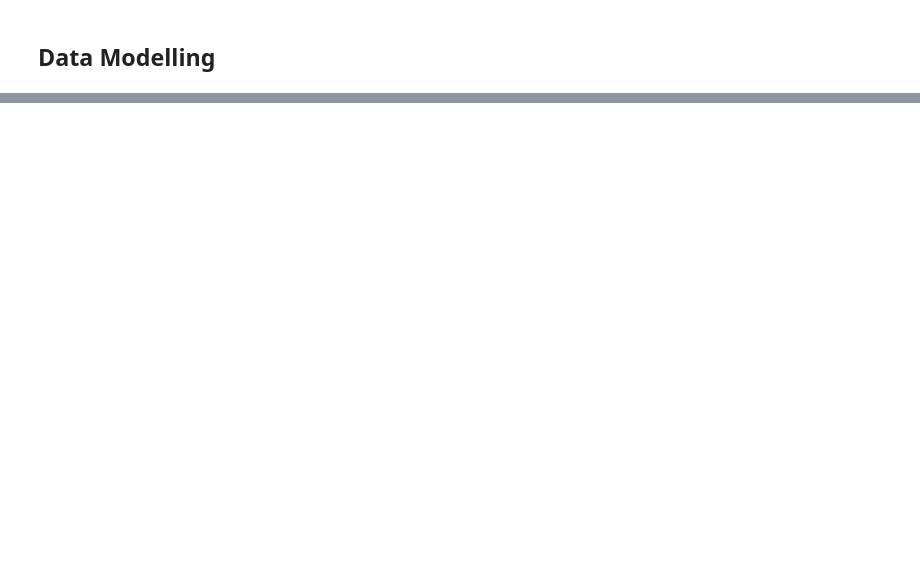
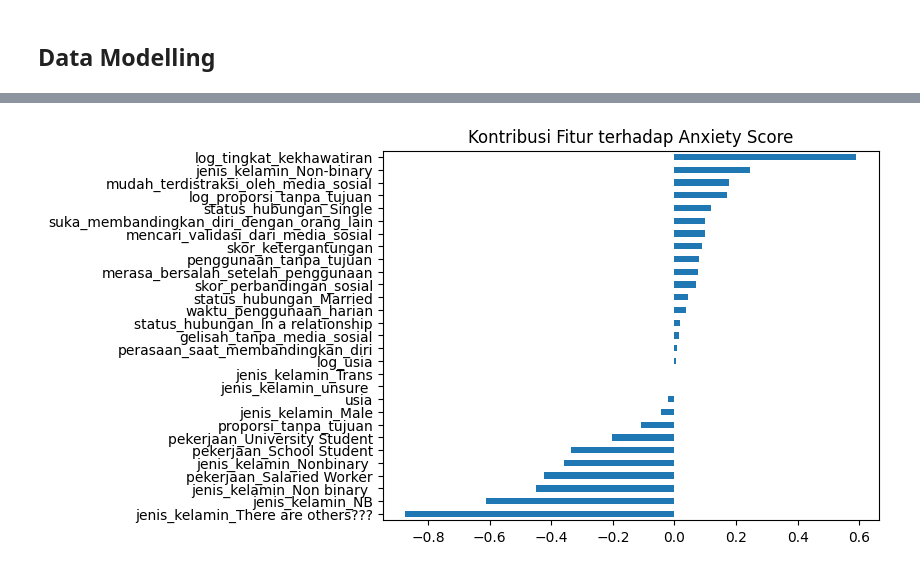
Before and after one commit to sahrul3114/Project-iseng, a Jupyter notebook: Project_iseng.ipynb, the cells around one changed output, grey strips where cells are left out. Cells and saved outputs as stored; diff of their text form; code cells hidden in the pictures; blank space fills up the shorter version.

Commit message:
Building and model evaluasi

```diff
--- a/Project_iseng.ipynb
+++ b/Project_iseng.ipynb
@@ -326,0 +374,11 @@ plt.show()
+# %%
+import pandas as pd
+import matplotlib.pyplot as plt
+
+# Contoh untuk model linear
+coefficients = pd.Series(model.coef_, index=X.columns)
+coefficients.sort_values().plot(kind='barh')
+plt.title("Kontribusi Fitur terhadap Anxiety Score")
+plt.show()
+# %% [output]
+[figure, added]
```
Also changed, not shown: parts of 10 cells of this notebook.
